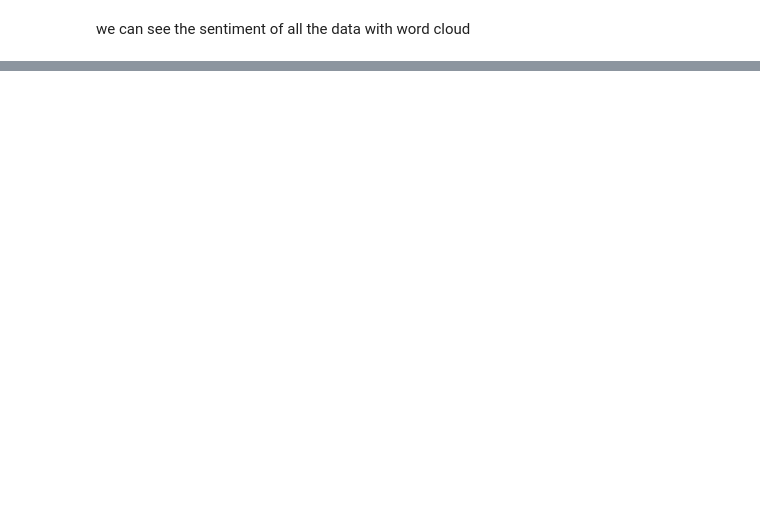
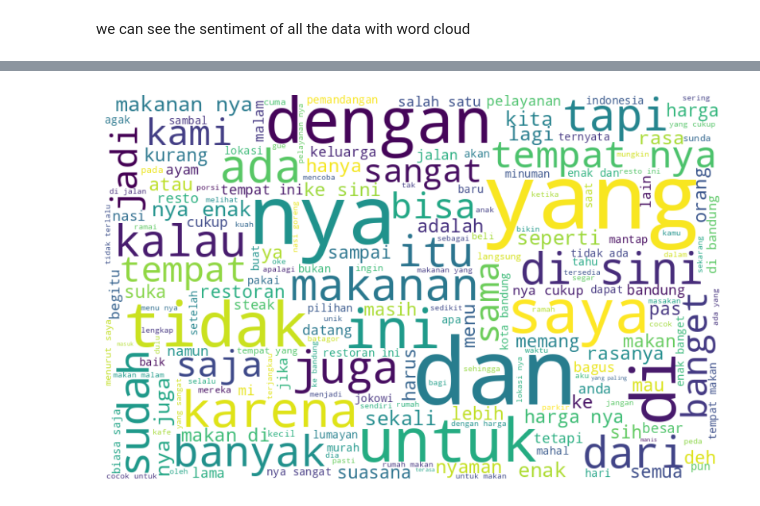
Before and after one commit to naufalmuafi/sentiment-analysis-study-case, a Jupyter notebook: svm_main.ipynb, the cells around one changed output, grey strips where cells are left out. Saved outputs shown, nothing was run; the diff lists cells and outputs as text; code cells hidden in the pictures; blank space fills up the shorter version.

```diff
--- a/svm_main.ipynb
+++ b/svm_main.ipynb
@@ -91,3 +102,8 @@ ValueError: Only supported for TrueType fonts
+# %%
+all_words = ' '.join([text for text in data_test['Teks']])
+wordCloud(all_words)
+# %% [output]
+[figure, added]
 # %%
 negative_words = ' '.join(text for text in data_train['Teks'][data_train['Target'] == 'negative'])
 wordCloud(negative_words)
```
Also changed, not shown: parts of 15 cells of this notebook.
